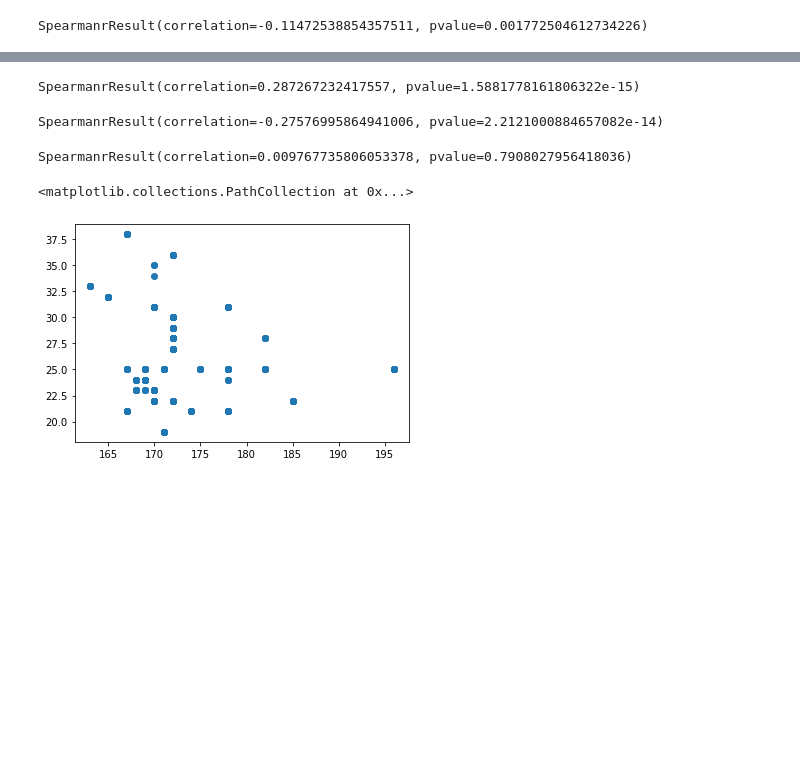
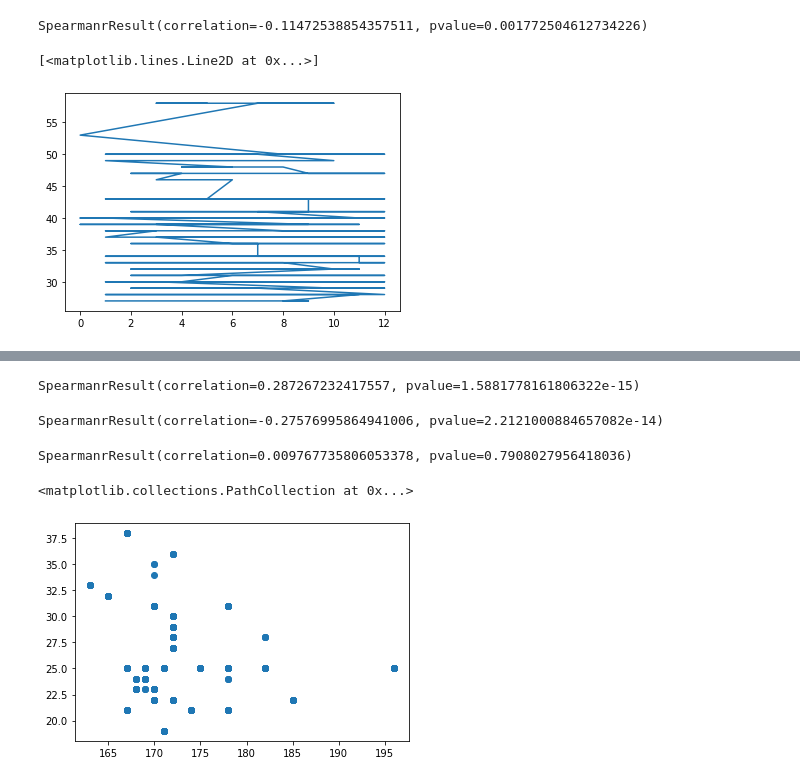
Before and after one commit to Eliphaz/correlation-trials, a Jupyter notebook: analysis.ipynb, the cells around one changed output, grey strips where cells are left out. Drawn from its saved outputs; the diff is of its cells as text; code cells hidden in the pictures; blank space fills up the shorter version.

```diff
--- a/analysis.ipynb
+++ b/analysis.ipynb
@@ -73,5 +144,11 @@ spearmanr(df['Hit target'],
 # %% [output]
 SpearmanrResult(correlation=-0.11472538854357511, pvalue=0.001772504612734226)
+# %%
+age_and_month = df[['Age','Month of absence']].sort_values(by='Age')
+plt.plot(age_and_month['Month of absence'], age_and_month['Age'])
+# %% [output]
+[<matplotlib.lines.Line2D at 0x...>]
+[figure, added]
 # %%
 spearmanr(df['Service time'],
             df['Reason for absence'])
```
Also changed, not shown: parts of 15 cells of this notebook.
